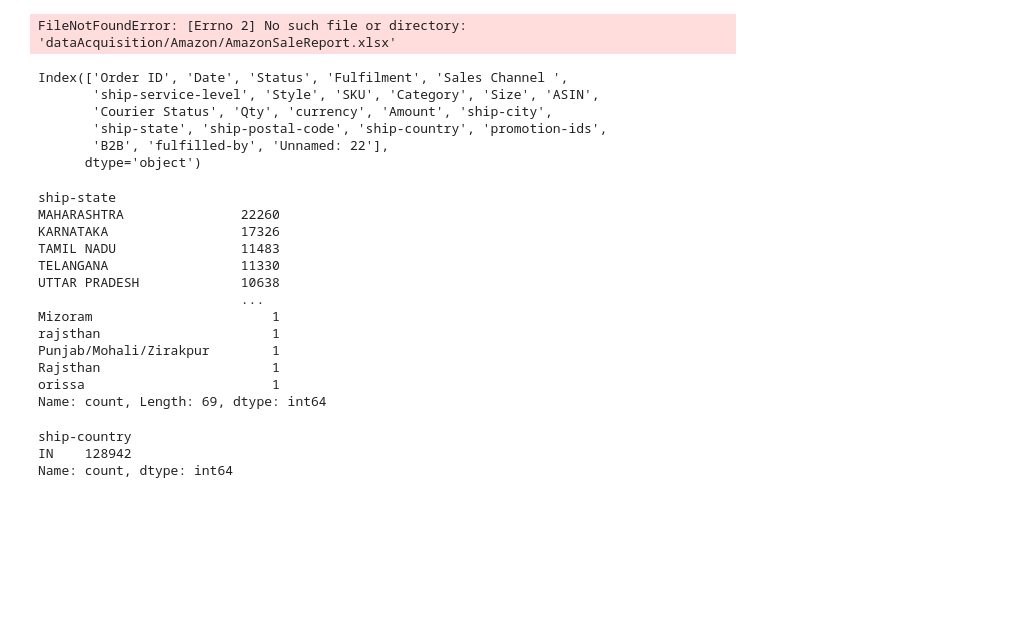
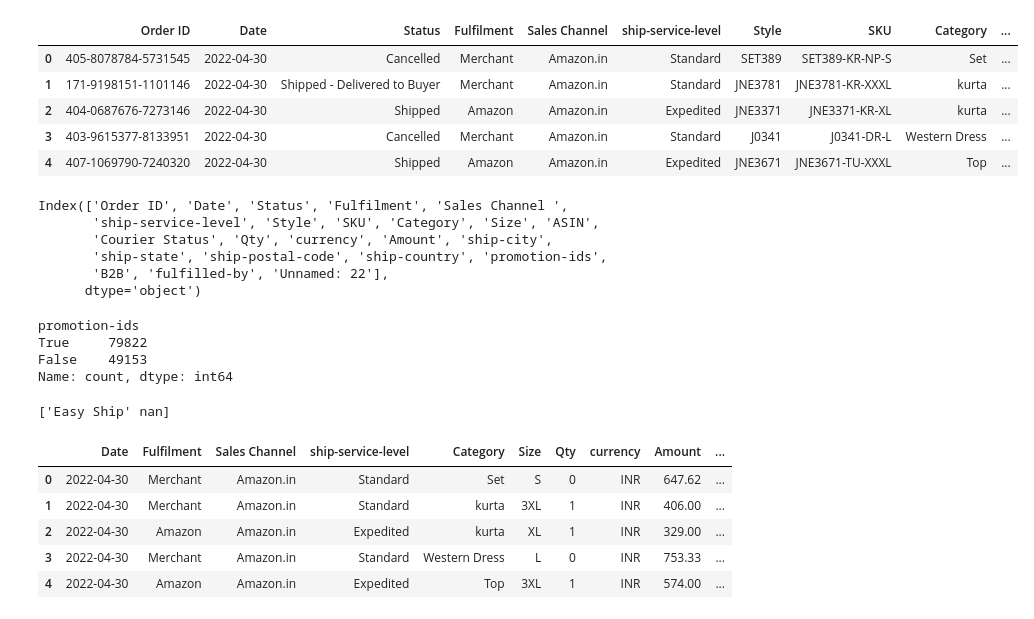
Before and after one commit to SantiagoArenas/TFG_Santiago, a Jupyter notebook: dataAcquisition/Amazon/trials.ipynb, the cells around one changed output. Drawn from its saved outputs; the diff is of its cells as text; code cells hidden in the pictures; blank space fills up the shorter version.

Commit message:
pre analysis on Amazon data

```diff
--- a/dataAcquisition/Amazon/trials.ipynb
+++ b/dataAcquisition/Amazon/trials.ipynb
@@ -1,9 +1,15 @@
 # %%
 import pandas as pd
-df = pd.read_excel('dataAcquisition/Amazon/AmazonSaleReport.xlsx')
+df = pd.read_excel('/Users/santi/Library/CloudStorage/OneDrive-UniversidadPontificiaComillas/Uni/4/TFG/Proyecto/dataAcquisition/Amazon/AmazonSaleReport.xlsx')
+pd.set_option('display.max_columns', None)
 df.head()
 # %% [output]
-FileNotFoundError: [Errno 2] No such file or directory: 'dataAcquisition/Amazon/AmazonSaleReport.xlsx'
+|  | Order ID | Date | Status | Fulfilment | Sales Channel | ship-service-level | Style | SKU | Category | ... |
+| 0 | 405-8078784-5731545 | 2022-04-30 | Cancelled | Merchant | Amazon.in | Standard | SET389 | SET389-KR-NP-S | Set | ... |
+| 1 | 171-9198151-1101146 | 2022-04-30 | Shipped - Delivered to Buyer | Merchant | Amazon.in | Standard | JNE3781 | JNE3781-KR-XXXL | kurta | ... |
+| 2 | 404-0687676-7273146 | 2022-04-30 | Shipped | Amazon | Amazon.in | Expedited | JNE3371 | JNE3371-KR-XL | kurta | ... |
+| 3 | 403-9615377-8133951 | 2022-04-30 | Cancelled | Merchant | Amazon.in | Standard | J0341 | J0341-DR-L | Western Dress | ... |
+| 4 | 407-1069790-7240320 | 2022-04-30 | Shipped | Amazon | Amazon.in | Expedited | JNE3671 | JNE3671-TU-XXXL | Top | ... |
 # %%
 print(df.columns)
 # %% [output]
@@ -13,27 +19,3 @@ Index(['Order ID', 'Date', 'Status', 'Fulfilment', 'Sales Channel ',
        'ship-state', 'ship-postal-code', 'ship-country', 'promotion-ids',
        'B2B', 'fulfilled-by', 'Unnamed: 22'],
       dtype='object')
-# %%
-ship_state_counts = df['ship-state'].value_counts()
-print(ship_state_counts)
-# %% [output]
-ship-state
-MAHARASHTRA               22260
-KARNATAKA                 17326
-TAMIL NADU                11483
-TELANGANA                 11330
-UTTAR PRADESH             10638
-                          ...
-Mizoram                       1
-rajsthan                      1
-Punjab/Mohali/Zirakpur        1
-Rajsthan                      1
-orissa                        1
-Name: count, Length: 69, dtype: int64
-# %%
-ship_state_counts = df['ship-country'].value_counts()
-print(ship_state_counts)
-# %% [output]
-ship-country
-IN    128942
-Name: count, dtype: int64
@@ -39,0 +24,7 @@ Name: count, dtype: int64
+# %%
+df['promotion-ids'].value_counts()
+# %% [output]
+promotion-ids
+True     79822
+False    49153
+Name: count, dtype: int64
@@ -39,0 +35,16 @@ Name: count, dtype: int64
+# %%
+
+print(df['fulfilled-by'].unique())
+df['fulfilled-by'] = df['fulfilled-by'].apply(lambda x: True if x == 'Easy Ship' else False)
+df.rename(columns={'fulfilled-by': 'fulfilledEasyShip'}, inplace=True)
+# %% [output]
+['Easy Ship' nan]
+# %%
+df.head()
+# %% [output]
+|  | Date | Fulfilment | Sales Channel | ship-service-level | Category | Size | Qty | currency | Amount | ... |
+| 0 | 2022-04-30 | Merchant | Amazon.in | Standard | Set | S | 0 | INR | 647.62 | ... |
+| 1 | 2022-04-30 | Merchant | Amazon.in | Standard | kurta | 3XL | 1 | INR | 406.00 | ... |
+| 2 | 2022-04-30 | Amazon | Amazon.in | Expedited | kurta | XL | 1 | INR | 329.00 | ... |
+| 3 | 2022-04-30 | Merchant | Amazon.in | Standard | Western Dress | L | 0 | INR | 753.33 | ... |
+| 4 | 2022-04-30 | Amazon | Amazon.in | Expedited | Top | 3XL | 1 | INR | 574.00 | ... |
```
Also changed, not shown: parts of 20 cells of this notebook.
